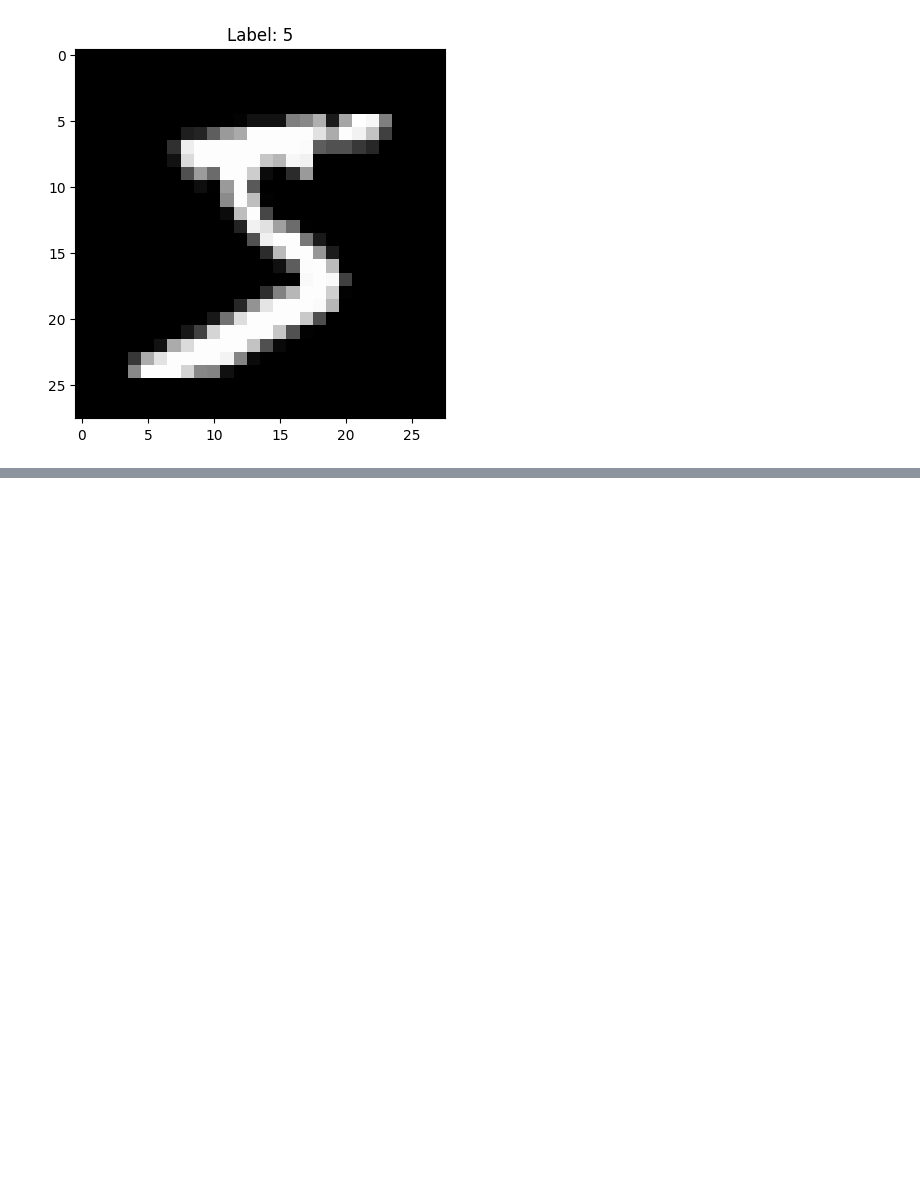
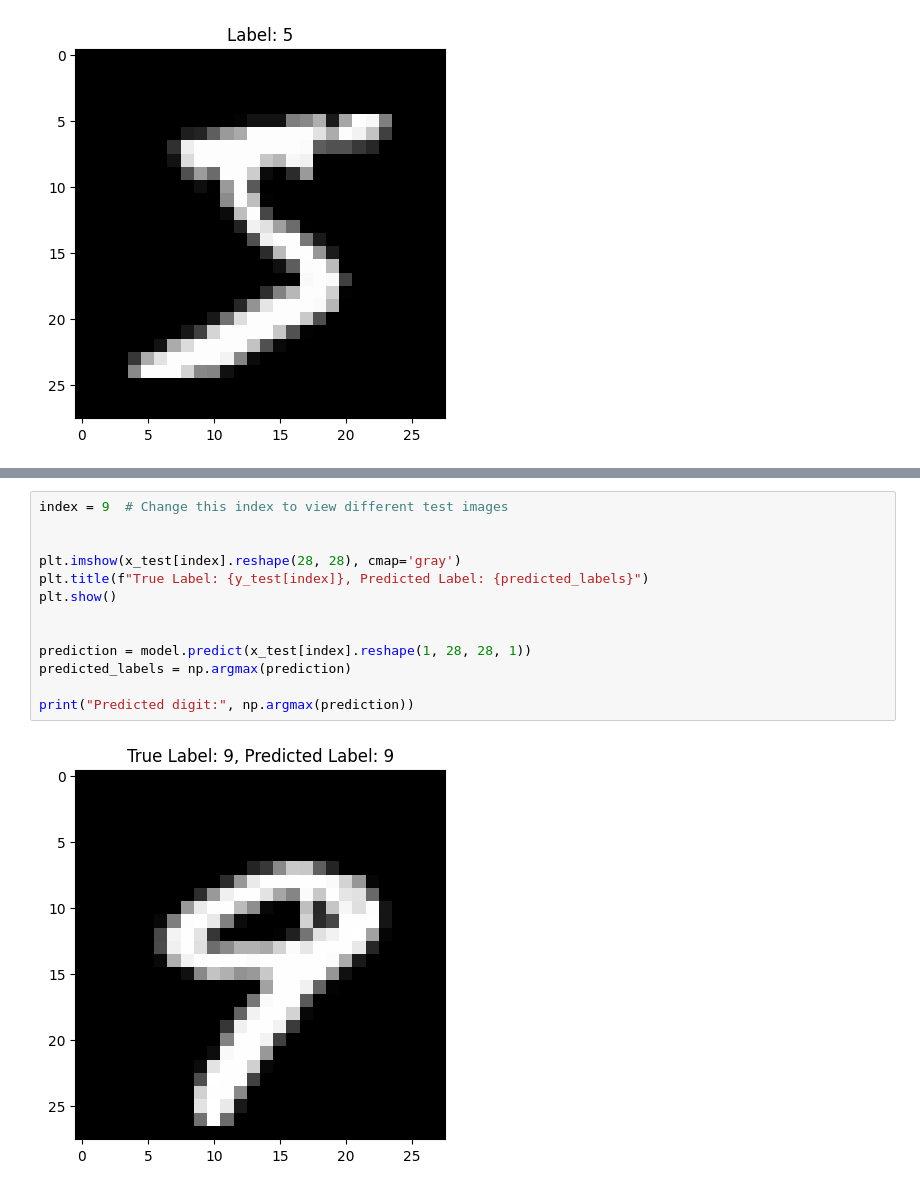
Before and after one commit to hashirahmad806/Machine_Deep_Learning_Tasks, a Jupyter notebook: Handwritten Digit Classifier_Projects/Handwritten_Digit_Classifier.ipynb, the cells around one changed output, grey strips where cells are left out. Saved outputs shown, nothing was run; the diff lists cells and outputs as text; blank space fills up the shorter version.

```diff
--- a/Handwritten Digit Classifier_Projects/Handwritten_Digit_Classifier.ipynb
+++ b/Handwritten Digit Classifier_Projects/Handwritten_Digit_Classifier.ipynb
@@ -45,0 +195,15 @@ Text(0.5, 1.0, 'Label: 5')
+# %%
+index = 9  # Change this index to view different test images
+
+
+plt.imshow(x_test[index].reshape(28, 28), cmap='gray')
+plt.title(f"True Label: {y_test[index]}, Predicted Label: {predicted_labels}")
+plt.show()
+
+
+prediction = model.predict(x_test[index].reshape(1, 28, 28, 1))
+predicted_labels = np.argmax(prediction)
+
+print("Predicted digit:", np.argmax(prediction))
+# %% [output]
+[figure, added]
```
Also changed, not shown: parts of 25 cells of this notebook.
